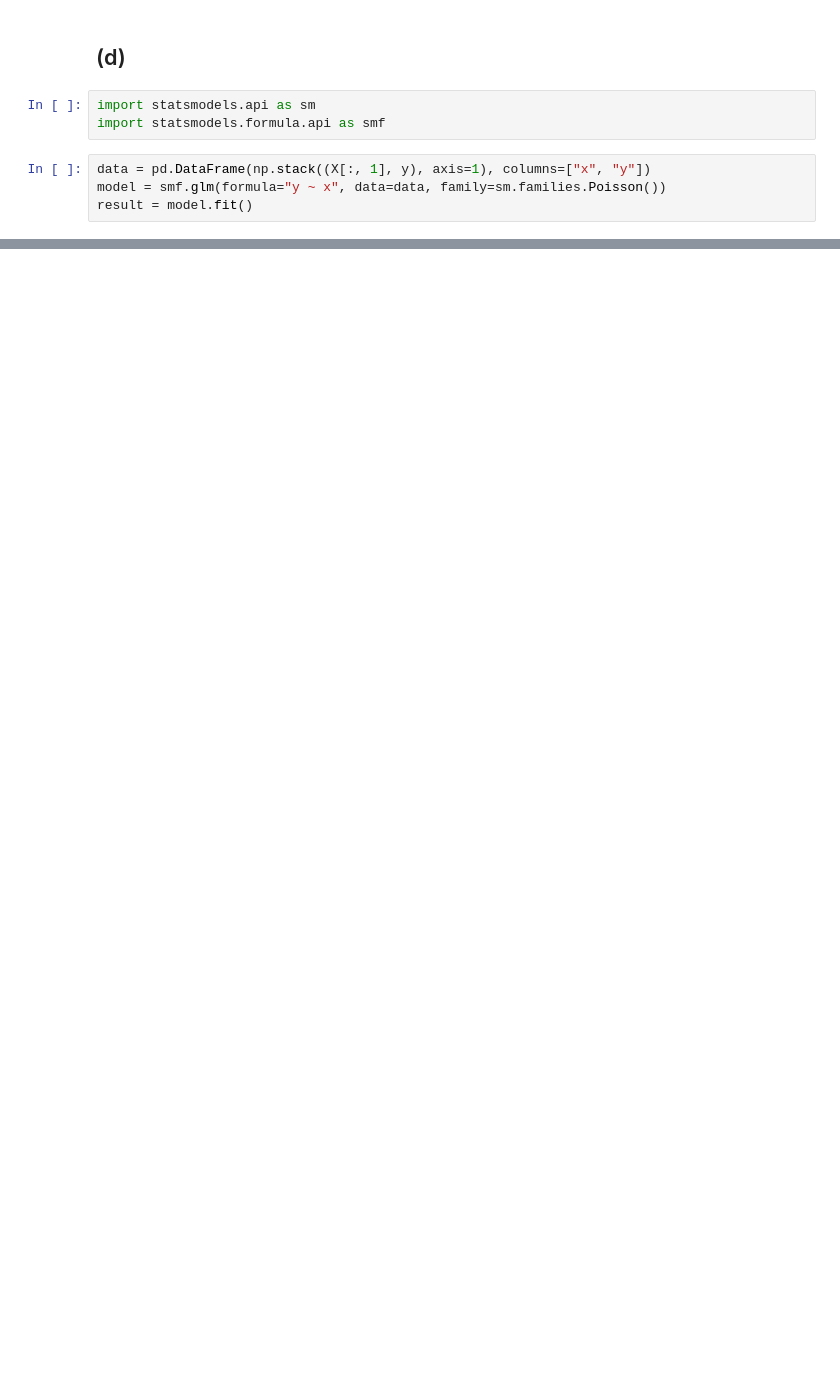
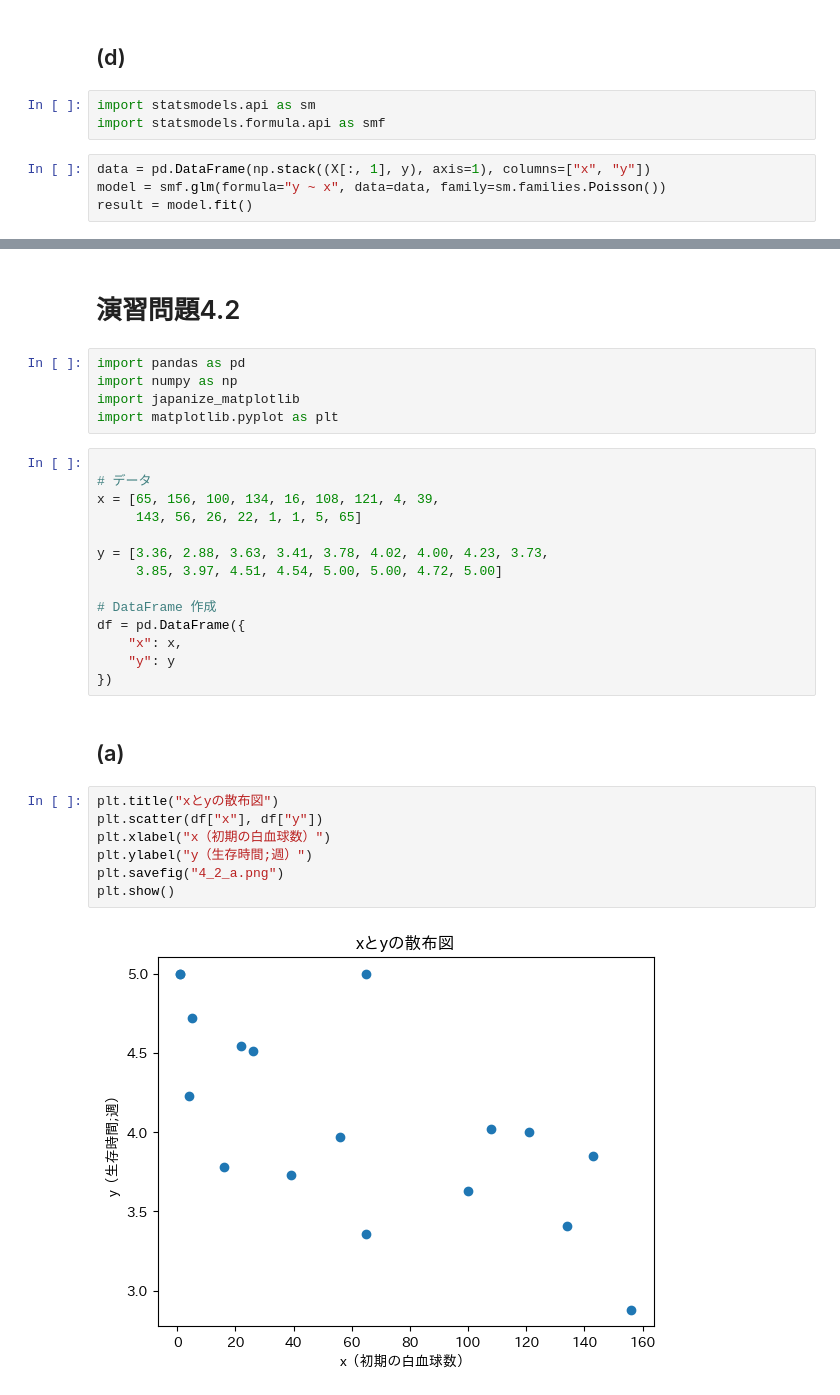
Before and after one commit to fesibisyatta/introduction-to-glm, a Jupyter notebook: 第4章/演習問題4.1.ipynb, the cells around one changed output, grey strips where cells are left out. Saved outputs shown, nothing was run; the diff lists cells and outputs as text; blank space fills up the shorter version.

```diff
--- a/第4章/演習問題4.1.ipynb
+++ b/第4章/演習問題4.1.ipynb
@@ -110,0 +90,32 @@ print(
+# %% [markdown]
+# 演習問題4.2
+# %%
+import pandas as pd
+import numpy as np
+import japanize_matplotlib
+import matplotlib.pyplot as plt
+# %%
+
+# データ
+x = [65, 156, 100, 134, 16, 108, 121, 4, 39,
+     143, 56, 26, 22, 1, 1, 5, 65]
+
+y = [3.36, 2.88, 3.63, 3.41, 3.78, 4.02, 4.00, 4.23, 3.73,
+     3.85, 3.97, 4.51, 4.54, 5.00, 5.00, 4.72, 5.00]
+
+# DataFrame 作成
+df = pd.DataFrame({
+    "x": x,
+    "y": y
+})
+# %% [markdown]
+## (a)
+# %%
+plt.title("xとyの散布図")
+plt.scatter(df["x"], df["y"])
+plt.xlabel("x（初期の白血球数）")
+plt.ylabel("y（生存時間;週）")
+plt.savefig("4_2_a.png")
+plt.show()
+# %% [output]
+[figure, added]
```
Also changed, not shown: parts of 11 cells of this notebook, 38 other files.
